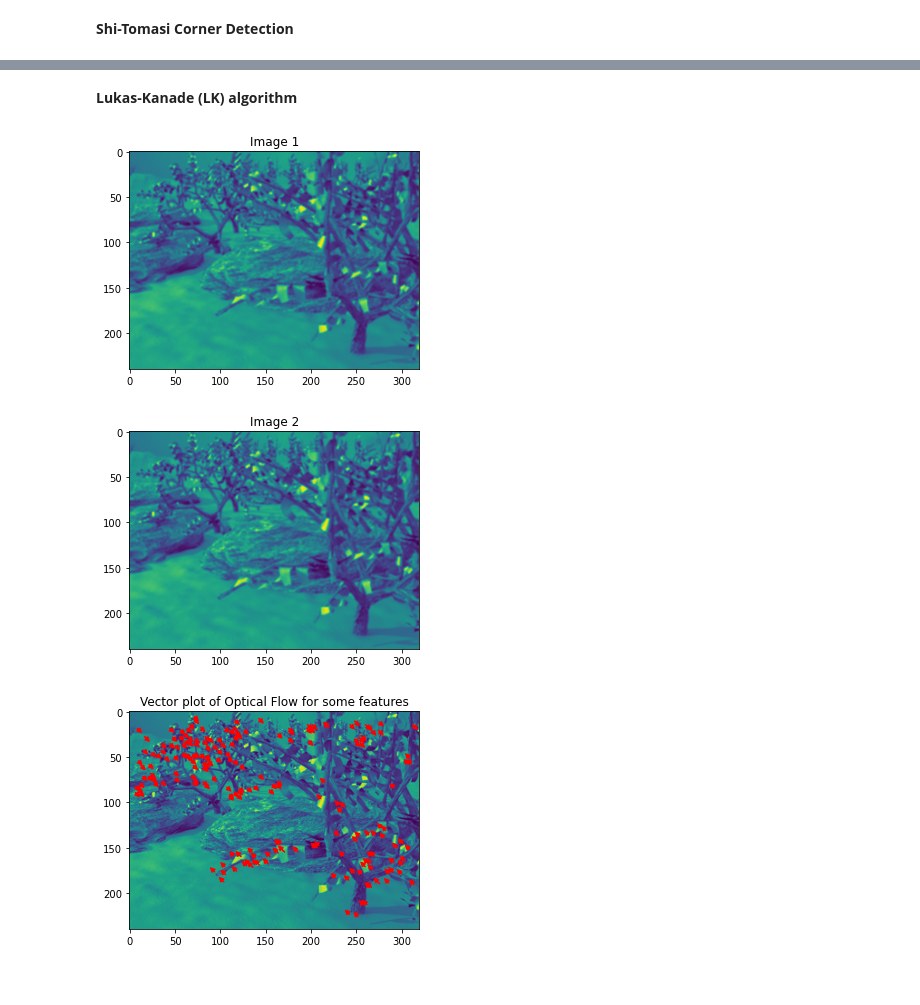
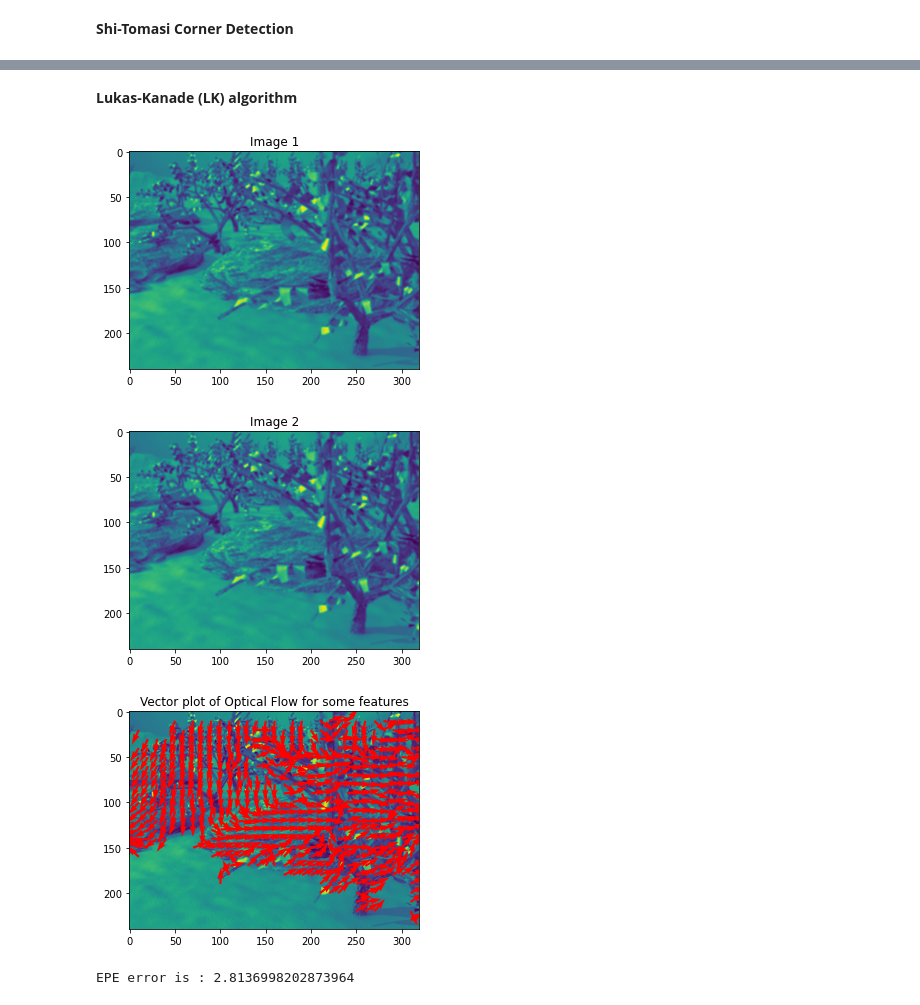
Before and after one commit to tusharc31/Computer-Vision, a Jupyter notebook: Assignment-2/src/Assignment02.ipynb, the cells around one changed output, grey strips where cells are left out. Drawn from its saved outputs; the diff is of its cells as text; code cells hidden in the pictures.

```diff
--- a/Assignment-2/src/Assignment02.ipynb
+++ b/Assignment-2/src/Assignment02.ipynb
@@ -233,3 +253 @@ Image saved at ../results/harris_corner_result.jpg
 [figure]
-# %% [markdown]
-**Lukas-Kanade (LK) algorithm**
@@ -307,11 +254,2 @@ def LukasKanadeForwardAdditive(Img1, Img2, windowSize, threshold):
-# %%
-newsize = (320, 240)
-Image1 = Image.open('../data/all-frames-colour/Grove3/frame10.png').convert('L')
-Image2 = Image.open('../data/all-frames-colour/Grove3/frame11.png').convert('L')
-Image1 = Image1.resize(newsize)
-Image2 = Image2.resize(newsize)
-LukasKanadeForwardAdditive(Image1, Image2, 11, 0.01)
-# %% [output]
-[figure, removed]
-[figure, removed]
-[figure, removed]
+# %% [markdown]
+**Lukas-Kanade (LK) algorithm**
@@ -317,0 +329,48 @@ LukasKanadeForwardAdditive(Image1, Image2, 11, 0.01)
+# %%
+newsize = (320, 240)
+Image1 = Image.open('../data/all-frames-colour/Grove3/frame10.png').convert('L')
+Image2 = Image.open('../data/all-frames-colour/Grove3/frame11.png').convert('L')
+Image1 = Image1.resize(newsize)
+Image2 = Image2.resize(newsize)
+u, v = LukasKanadeForwardAdditive(Image2, Image1, 11, 0.01)
+# %% [output]
+[figure, added]
+[figure, added]
+[figure, added]
+# %%
+def read_flo_file(filename, memcached=False):
+    """
+    Read from Middlebury .flo file
+    :param flow_file: name of the flow file
+    :return: optical flow data in matrix
+    """
+    if memcached:
+        filename = io.BytesIO(filename)
+    f = open(filename, 'rb')
+    magic = np.fromfile(f, np.float32, count=1)[0]
+    data2d = None
+
+    if 202021.25 != magic:
+        print('Magic number incorrect. Invalid .flo file')
+    else:
+        w = np.fromfile(f, np.int32, count=1)[0]
+        h = np.fromfile(f, np.int32, count=1)[0]
+        data2d = np.fromfile(f, np.float32, count=2 * w * h)
+        # reshape data into 3D array (columns, rows, channels)
+        data2d = np.resize(data2d, (h, w, 2))
+    f.close()
+    return data2d
+
+ground_truth = read_flo_file("../data/ground-truth-flow/Grove3/flow10.flo")
+
+EPE = []
+
+for i in range(u.shape[0]):
+    for j in range(u.shape[1]):
+        tmp=[u[i,j],v[i,j]]
+        EPE.append(np.linalg.norm(ground_truth[i,j]-tmp))
+
+EPE=np.asarray(EPE)
+print("EPE error is :",EPE.mean())
+# %% [output]
+EPE error is : 2.8136998202873964
```
Also changed, not shown: parts of 15 cells of this notebook, 14 other files.
